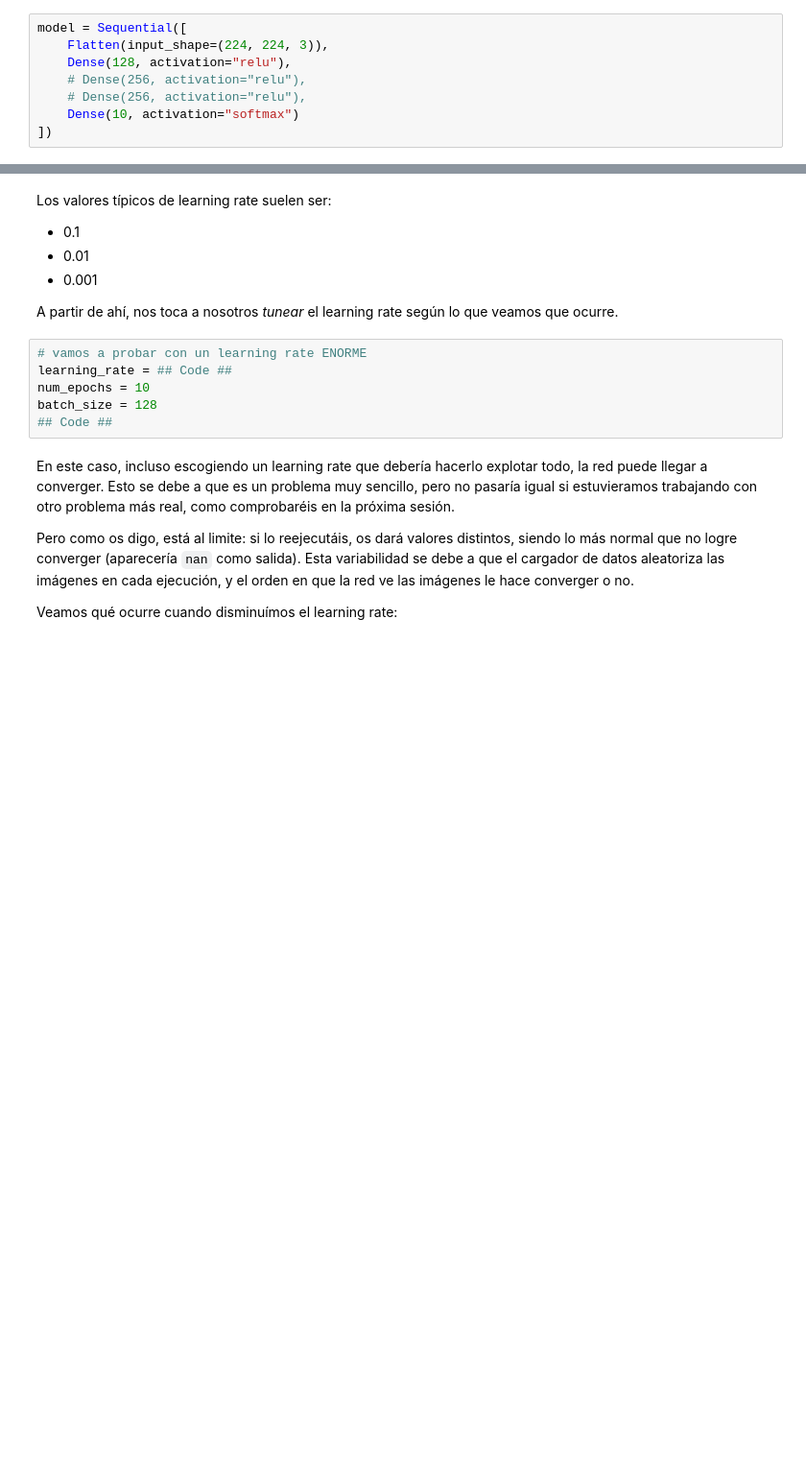
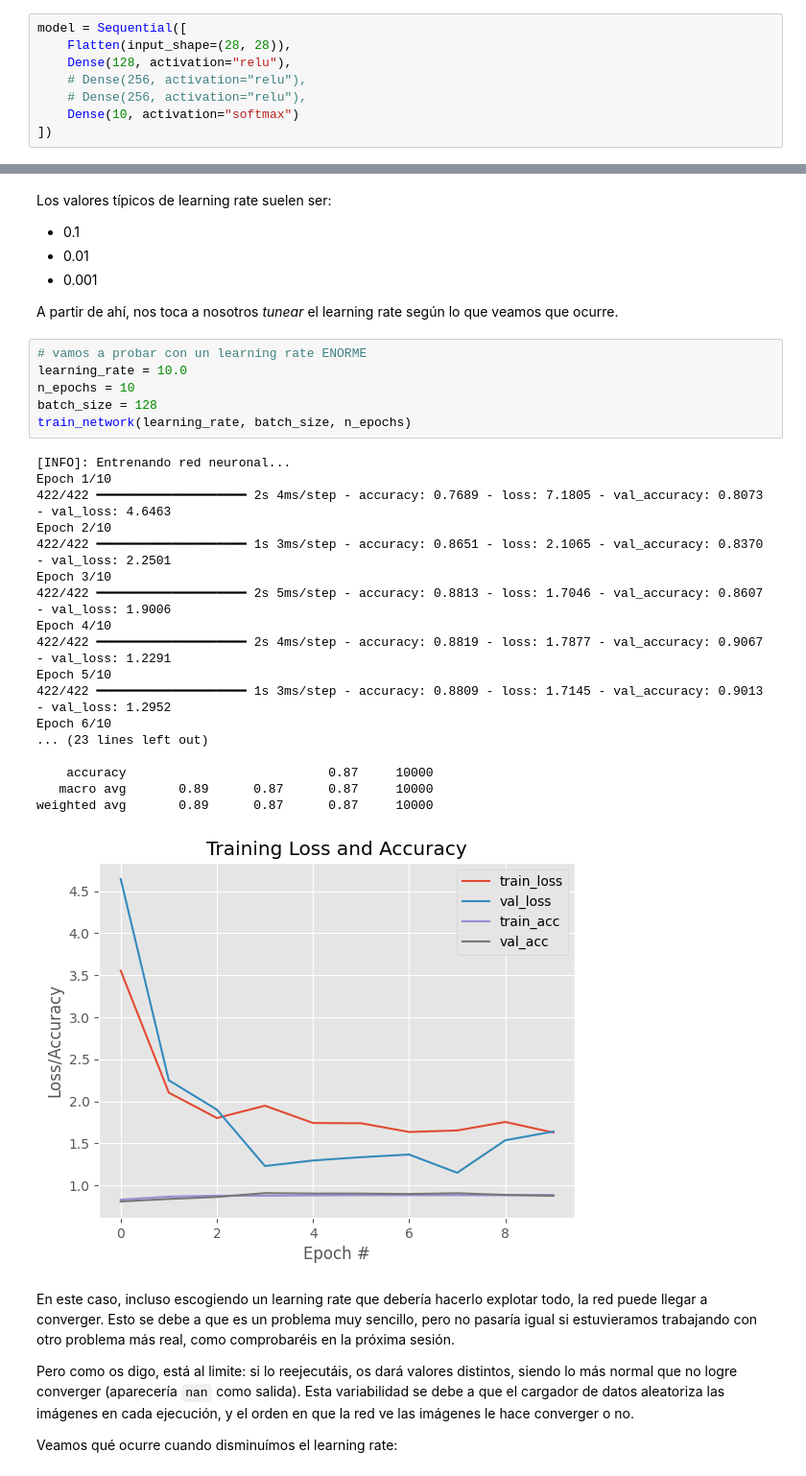
Before and after one commit to mariaeugenia-alvarez/deep-learning, a Jupyter notebook: notebooks clase/3_Redes_neuronales_avanzadas.ipynb, the cells around one changed output, grey strips where cells are left out. Shown at 96% size. Saved outputs shown, nothing was run; the diff lists cells and outputs as text; blank space fills up the shorter version.

```diff
--- a/notebooks clase/3_Redes_neuronales_avanzadas.ipynb
+++ b/notebooks clase/3_Redes_neuronales_avanzadas.ipynb
@@ -382,7 +414,7 @@ n_epoch = 10
 batch_size = 128
 # %%
 model = Sequential([
-    Flatten(input_shape=(224, 224, 3)),
+    Flatten(input_shape=(28, 28)),
     Dense(128, activation="relu"),
     # Dense(256, activation="relu"),
     # Dense(256, activation="relu"),
@@ -630,10 +669,29 @@ Los valores típicos de learning rate suelen ser:
 A partir de ahí, nos toca a nosotros *tunear* el learning rate según lo que veamos que ocurre.
 # %%
 # vamos a probar con un learning rate ENORME
-learning_rate = ## Code ##
-num_epochs = 10
+learning_rate = 10.0
+n_epochs = 10
 batch_size = 128
-## Code ##
+train_network(learning_rate, batch_size, n_epochs)
+# %% [output]
+[INFO]: Entrenando red neuronal...
+Epoch 1/10
+422/422 ━━━━━━━━━━━━━━━━━━━━ 2s 4ms/step - accuracy: 0.7689 - loss: 7.1805 - val_accuracy: 0.8073 - val_loss: 4.6463
+Epoch 2/10
+422/422 ━━━━━━━━━━━━━━━━━━━━ 1s 3ms/step - accuracy: 0.8651 - loss: 2.1065 - val_accuracy: 0.8370 - val_loss: 2.2501
+Epoch 3/10
+422/422 ━━━━━━━━━━━━━━━━━━━━ 2s 5ms/step - accuracy: 0.8813 - loss: 1.7046 - val_accuracy: 0.8607 - val_loss: 1.9006
+Epoch 4/10
+422/422 ━━━━━━━━━━━━━━━━━━━━ 2s 4ms/step - accuracy: 0.8819 - loss: 1.7877 - val_accuracy: 0.9067 - val_loss: 1.2291
+Epoch 5/10
+422/422 ━━━━━━━━━━━━━━━━━━━━ 1s 3ms/step - accuracy: 0.8809 - loss: 1.7145 - val_accuracy: 0.9013 - val_loss: 1.2952
+Epoch 6/10
+... (23 lines left out)
+
+    accuracy                           0.87     10000
+   macro avg       0.89      0.87      0.87     10000
+weighted avg       0.89      0.87      0.87     10000
+[figure, added]
 # %% [markdown]
 En este caso, incluso escogiendo un learning rate que debería hacerlo explotar todo, la red puede llegar a converger. Esto se debe a que es un problema muy sencillo, pero no pasaría igual si estuvieramos trabajando con otro problema más real, como comprobaréis en la próxima sesión.
 
```
Also changed, not shown: parts of 41 cells of this notebook.
